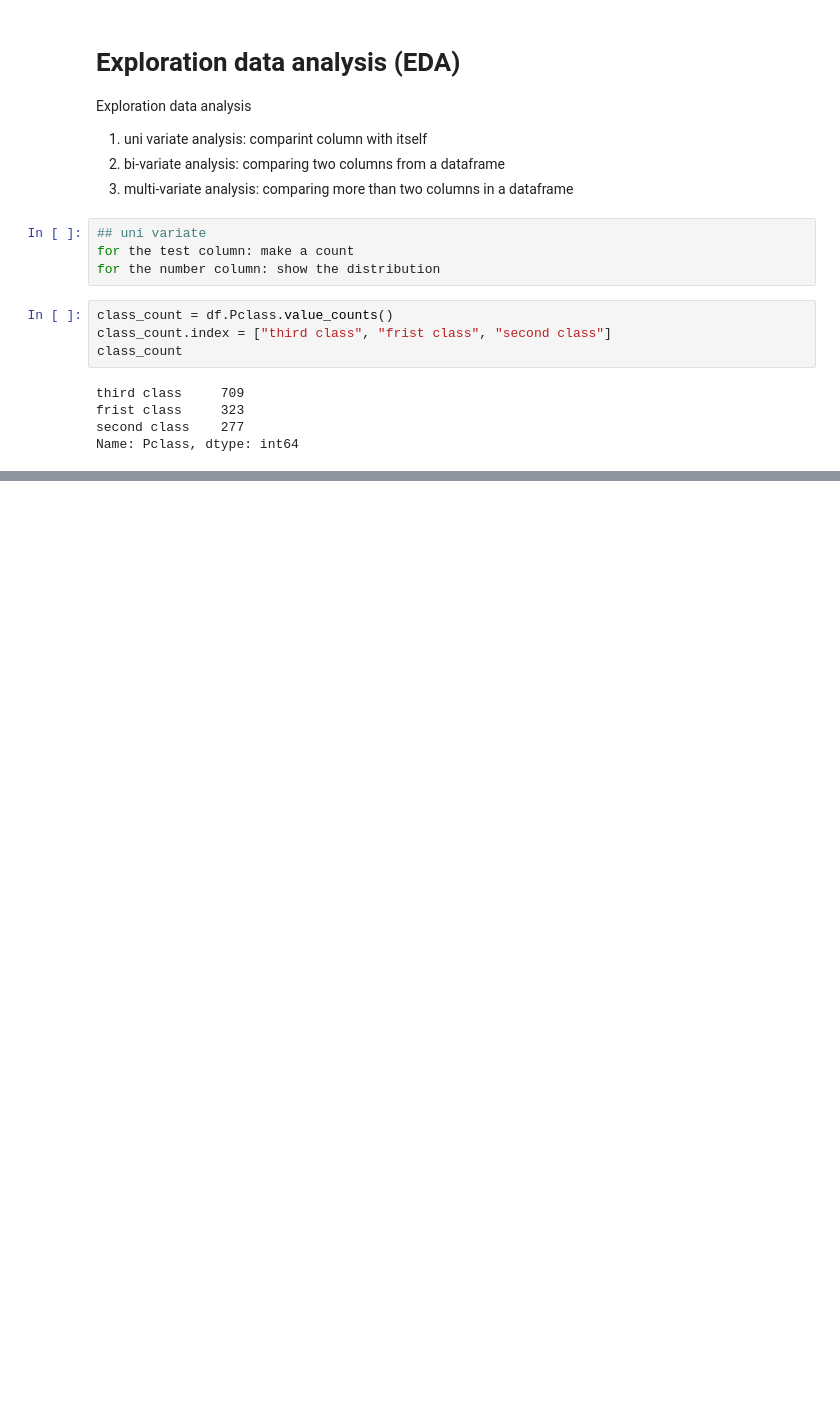
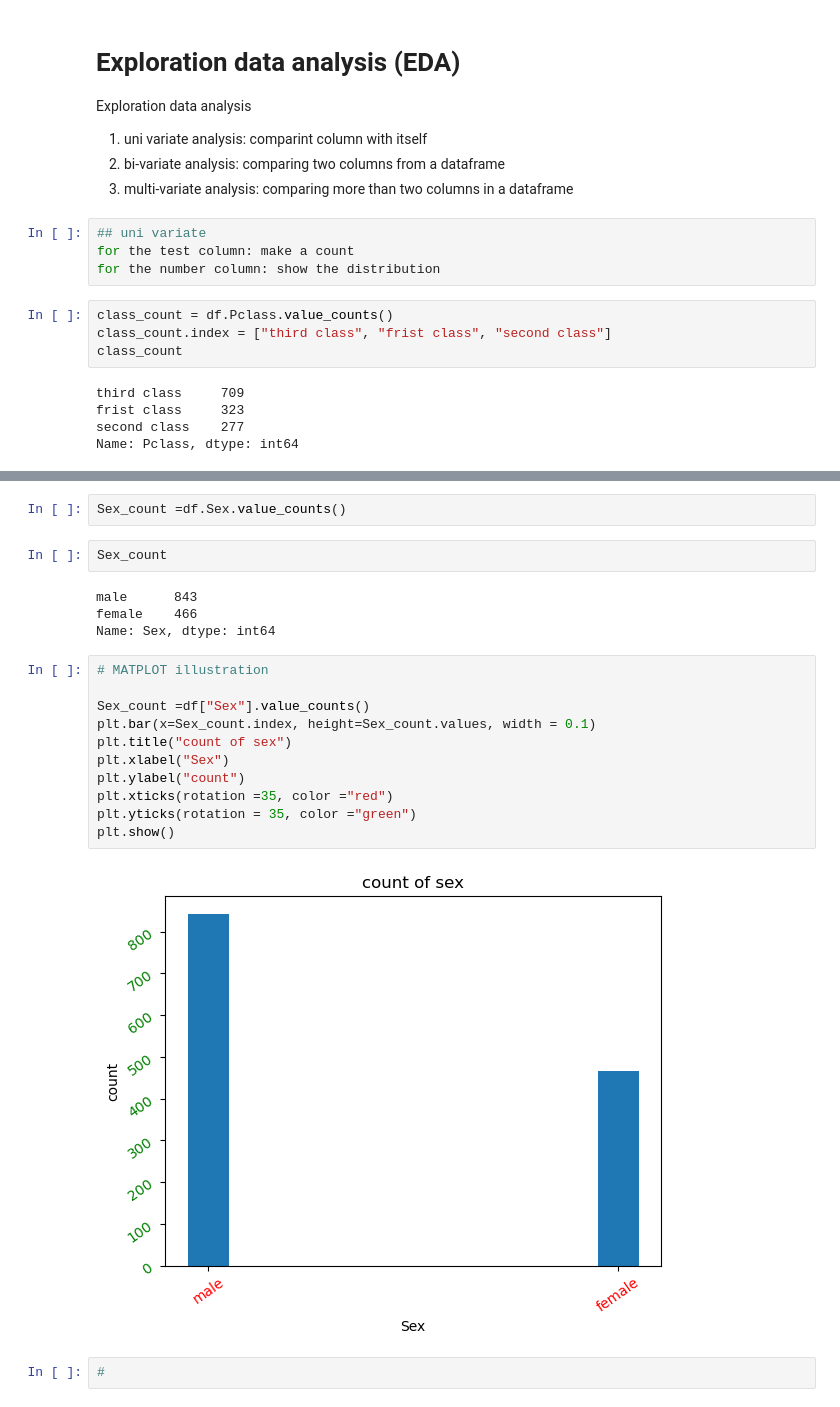
Before and after one commit to MOROLAKEOJO/DATA-WRANGGLING-AND-EDA-on-TITANIC-DATASET, a Jupyter notebook: Notebook.ipynb, the cells around one changed output, grey strips where cells are left out. Saved outputs shown, nothing was run; the diff lists cells and outputs as text; blank space fills up the shorter version.

```diff
--- a/Notebook.ipynb
+++ b/Notebook.ipynb
@@ -198,0 +215,23 @@ plt.show()
+# %%
+Sex_count =df.Sex.value_counts()
+# %%
+Sex_count
+# %% [output]
+male      843
+female    466
+Name: Sex, dtype: int64
+# %%
+# MATPLOT illustration
+
+Sex_count =df["Sex"].value_counts()
+plt.bar(x=Sex_count.index, height=Sex_count.values, width = 0.1)
+plt.title("count of sex")
+plt.xlabel("Sex")
+plt.ylabel("count")
+plt.xticks(rotation =35, color ="red")
+plt.yticks(rotation = 35, color ="green")
+plt.show()
+# %% [output]
+[figure, added]
+# %%
+#
```
Also changed, not shown: parts of 10 cells of this notebook.
